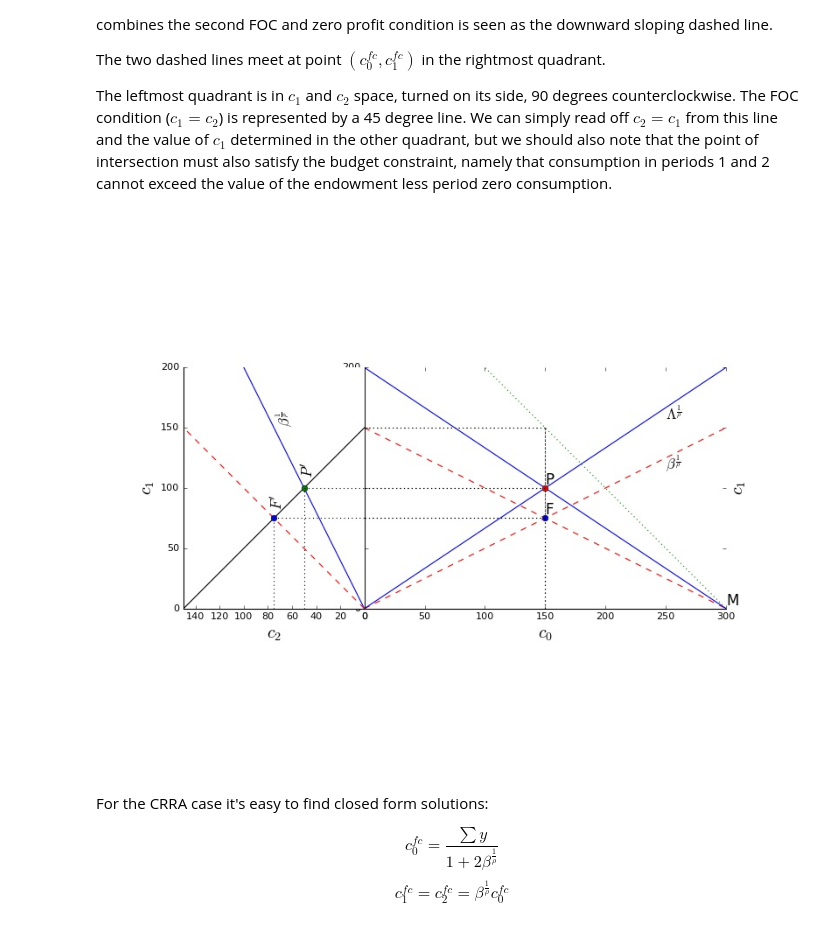
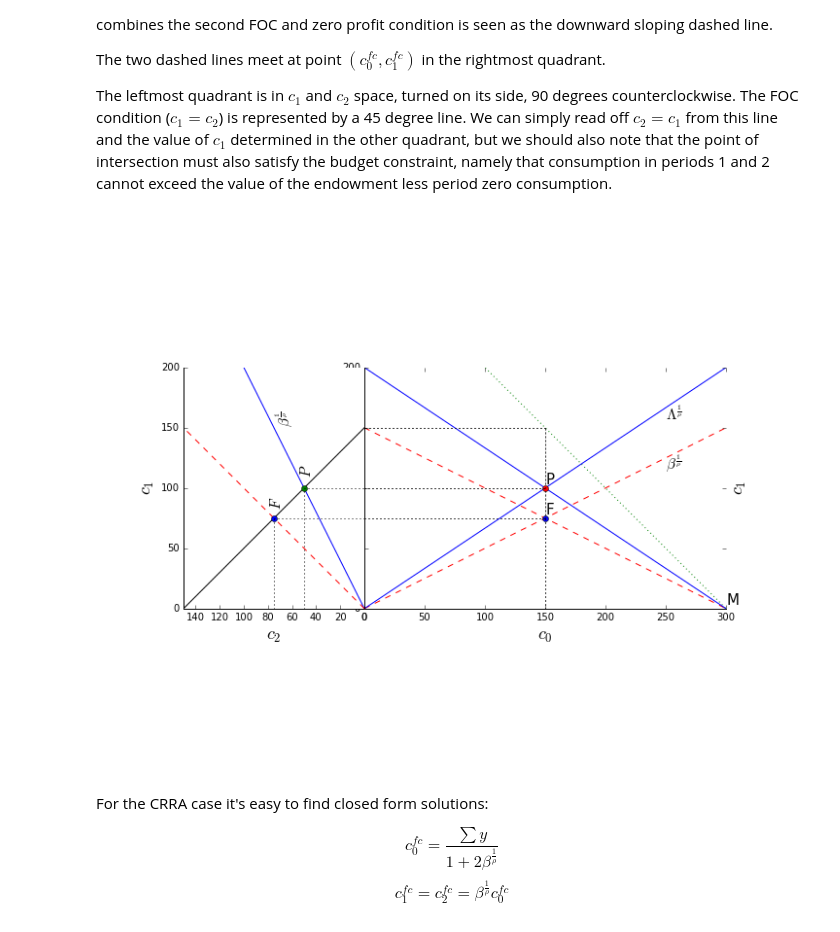
Before and after one commit to jhconning/renegotiation, a Jupyter notebook: self_control.ipynb, the cells around one changed output. Saved outputs shown, nothing was run; the diff lists cells and outputs as text; code cells hidden in the pictures.

```diff
--- a/self_control.ipynb
+++ b/self_control.ipynb
@@ -82,10 +82,10 @@ The two dashed lines meet at point $(c_0^{fc}, c_1^{fc})$ in the rightmost quadr
 The leftmost quadrant is in $c_1$ and $c_2$ space, turned on its side, 90 degrees counterclockwise. The FOC condition ($c_1 = c_2$) is represented by a 45 degree line.  We can simply read off $c_2 = c_1$ from this line and the value of $c_1$ determined in the other quadrant, but we should also note that the point of intersection must also satisfy the budget constraint, namely that consumption in periods 1 and 2 cannot exceed the value of the endowment less period zero consumption.
 # %%
 from IPython.display import Image, display
-i = Image(filename='Figure1.jpg')
+i = Image(filename='Figure1.png')
 display(i)
 # %% [output]
-[figure, old version]
+[figure, new version]
 # %% [markdown]
 For the CRRA case it's easy to find closed form solutions:
 
```
Also changed, not shown: parts of 1 cell of this notebook, 7 other files.
